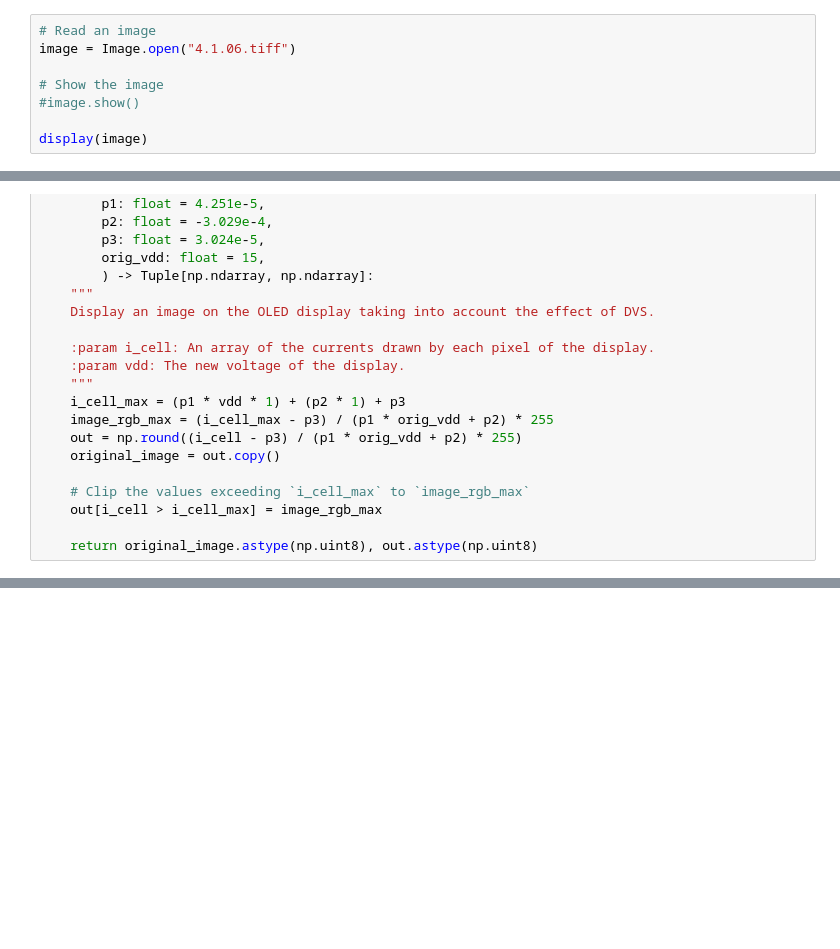
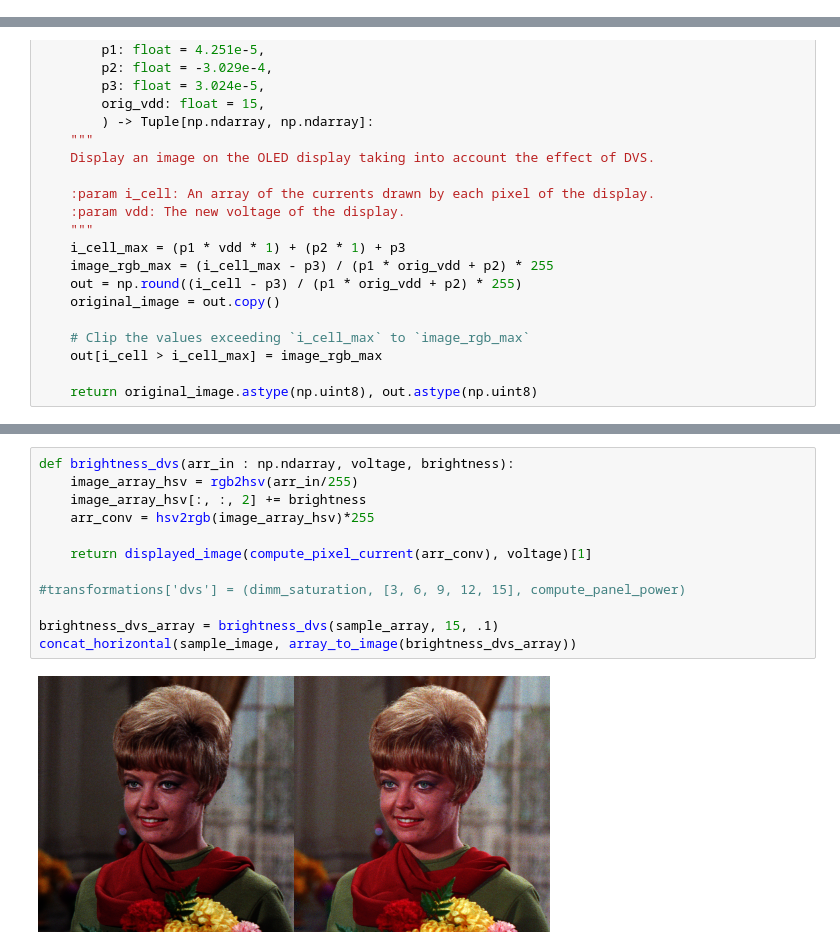
Before and after one commit to VictorHerbert/EnergyManagement, a Jupyter notebook: lab2/lab2.ipynb, the cells around one changed output, grey strips where cells are left out. Drawn from its saved outputs; the diff is of its cells as text; blank space fills up the shorter version.

```diff
--- a/lab2/lab2.ipynb
+++ b/lab2/lab2.ipynb
@@ -8,8 +4,0 @@ from PIL import Image
-# %%
-# Read an image
-image = Image.open("4.1.06.tiff")
-
-# Show the image
-#image.show()
-
-display(image)
@@ -508,0 +267,14 @@ Red channel:
+# %%
+def brightness_dvs(arr_in : np.ndarray, voltage, brightness):
+    image_array_hsv = rgb2hsv(arr_in/255)
+    image_array_hsv[:, :, 2] += brightness
+    arr_conv = hsv2rgb(image_array_hsv)*255
+
+    return displayed_image(compute_pixel_current(arr_conv), voltage)[1]
+
+#transformations['dvs'] = (dimm_saturation, [3, 6, 9, 12, 15], compute_panel_power)
+
+brightness_dvs_array = brightness_dvs(sample_array, 15, .1)
+concat_horizontal(sample_image, array_to_image(brightness_dvs_array))
+# %% [output]
+[figure, added]
```
Also changed, not shown: parts of 34 cells of this notebook, 1 other file.
